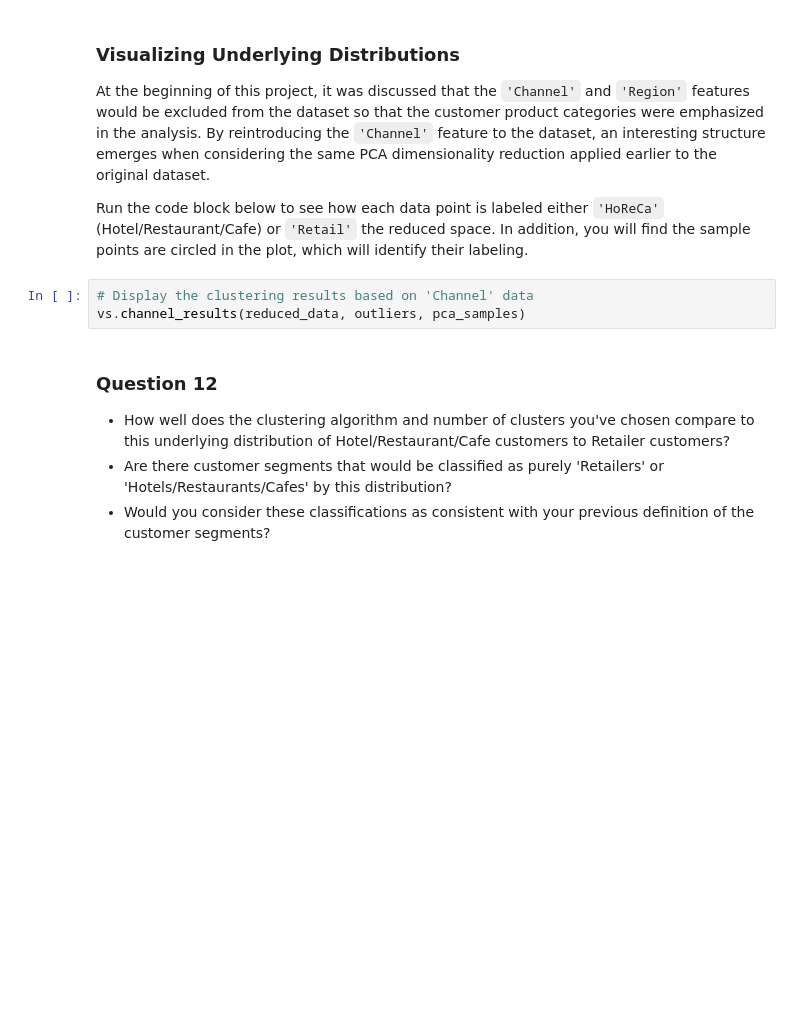
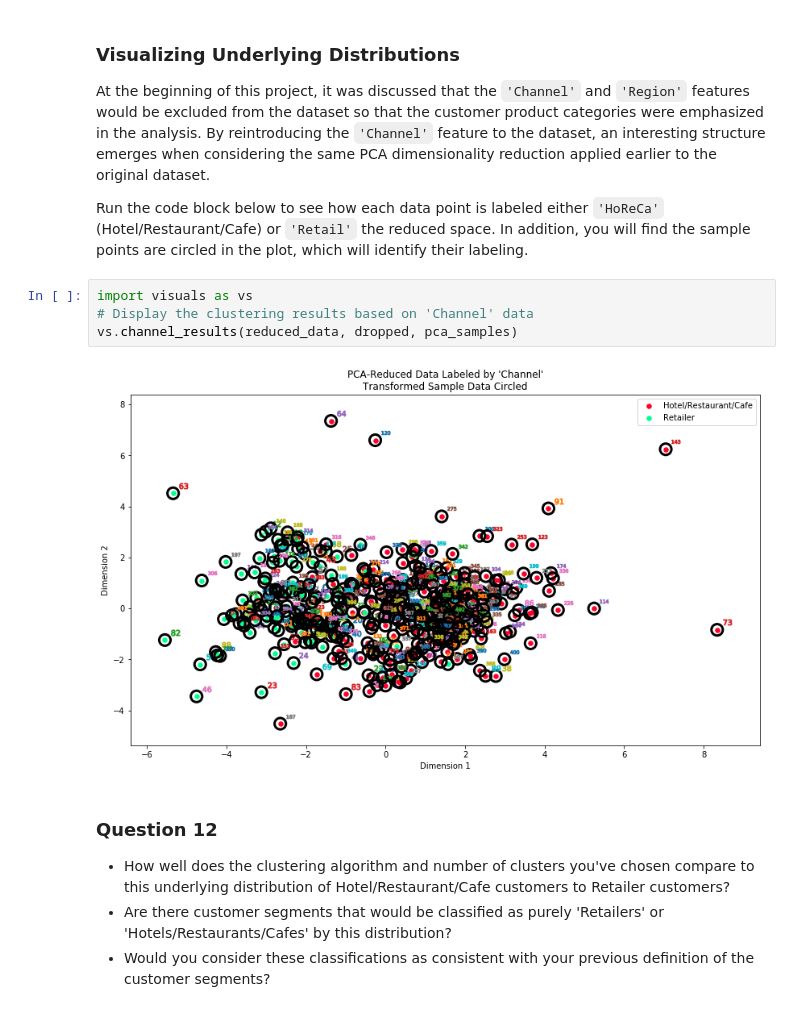
Before and after one commit to gotamist/other, a Jupyter notebook: clustering/customer_segments/customer_segments.ipynb, the cells around one changed output. Saved outputs shown, nothing was run; the diff lists cells and outputs as text; blank space fills up the shorter version.

```diff
--- a/clustering/customer_segments/customer_segments.ipynb
+++ b/clustering/customer_segments/customer_segments.ipynb
@@ -668,8 +702,11 @@ At the beginning of this project, it was discussed that the `'Channel'` and `'Re
 
 Run the code block below to see how each data point is labeled either `'HoReCa'` (Hotel/Restaurant/Cafe) or `'Retail'` the reduced space. In addition, you will find the sample points are circled in the plot, which will identify their labeling.
 # %%
+import visuals as vs
 # Display the clustering results based on 'Channel' data
-vs.channel_results(reduced_data, outliers, pca_samples)
+vs.channel_results(reduced_data, dropped, pca_samples)
+# %% [output]
+[figure, added]
 # %% [markdown]
 ### Question 12
 
```
Also changed, not shown: parts of 28 cells of this notebook.
